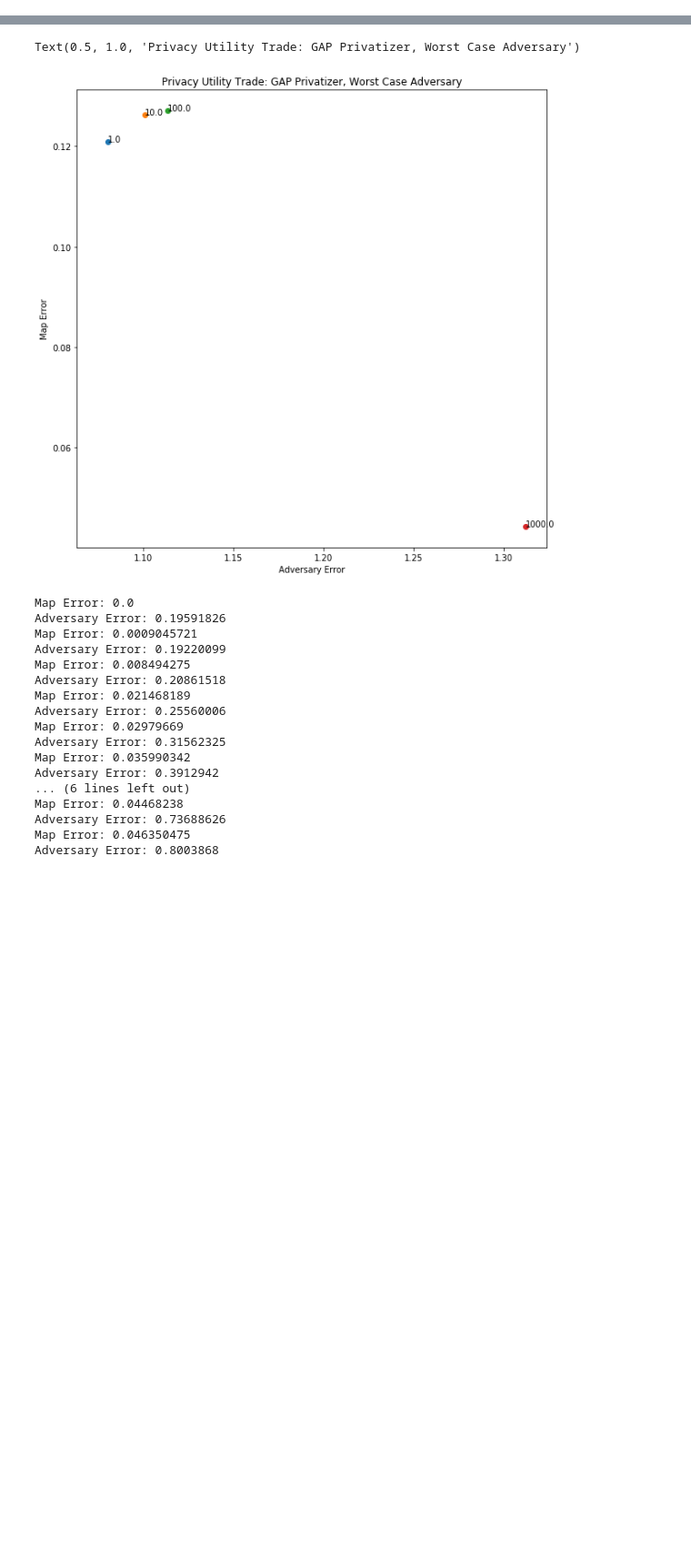
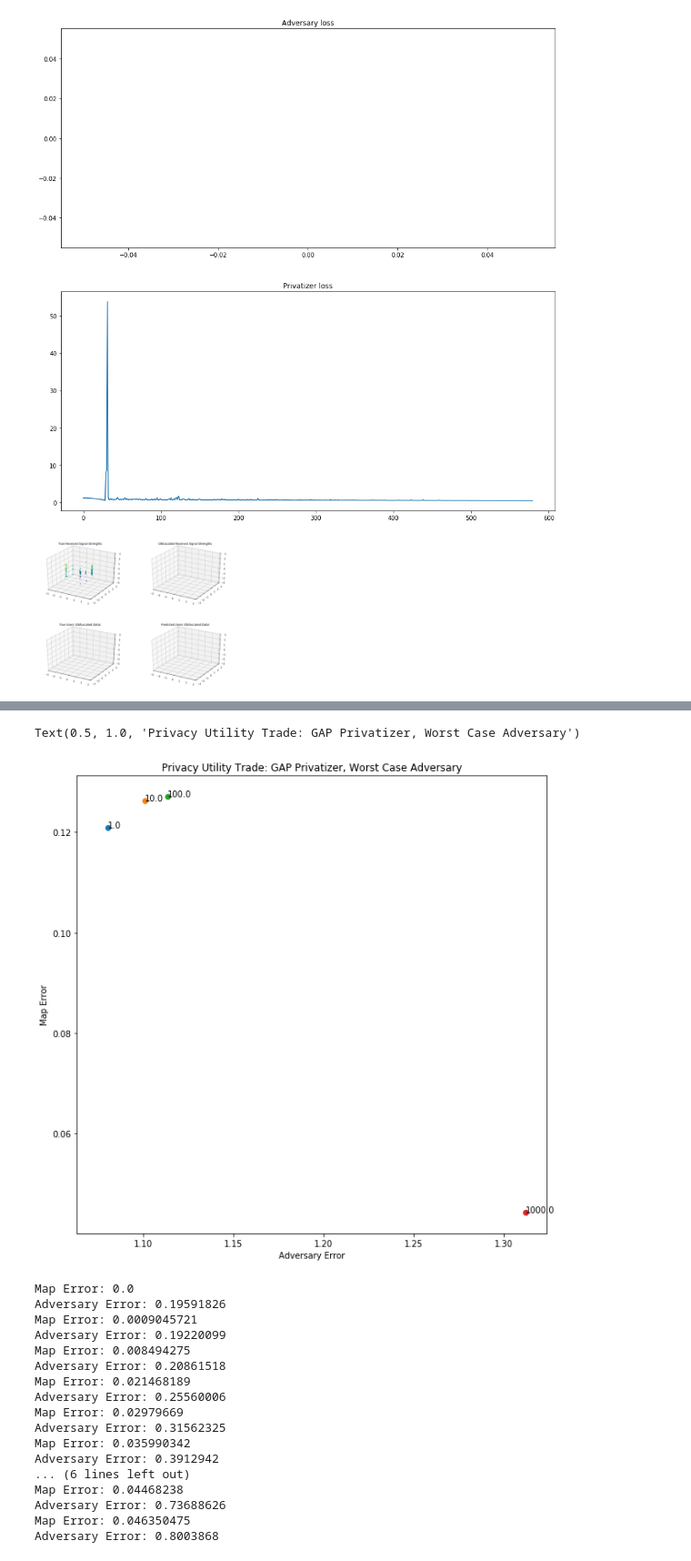
Before and after one commit to lillyclark/privacy-utility, a Jupyter notebook: PLOT automation.ipynb, the cells around one changed output, grey strips where cells are left out. Shown at 91% size. Cells and saved outputs as stored; diff of their text form; code cells hidden in the pictures; blank space fills up the shorter version.

```diff
--- a/PLOT automation.ipynb
+++ b/PLOT automation.ipynb
@@ -27,6 +27,13 @@ def sampleChania(Chania, n_points, seed_val=0):
     x = norm_x(x)
     return tf.constant(x, dtype=tf.float32), tf.constant(trueusers, dtype=tf.float32)
 
+def tf_cov(x):
+            mean_x = tf.reduce_mean(x, axis=0, keepdims=True)
+            mx = tf.matmul(tf.transpose(mean_x), mean_x)
+            vx = tf.matmul(tf.transpose(x), x)/tf.cast(tf.shape(x)[0], tf.float32)
+            cov_xx = vx - mx
+            return cov_xx
+
 Chania = np.genfromtxt('processedChania.csv', delimiter=',')
 
 Chania = Chania[np.where(Chania[:,2]<99)]
@@ -41,7 +48,7 @@ def train(trainstep, trainloss, max_iter, session, vis=False):
         delta1 = trainloss.eval(session=session)
         trainstep.run(session=session)
         delta2 = trainloss.eval(session=session)
-        plotlist.append(trainloss.eval(session=session))
+        plotlist.append(delta2)
 
 
     if vis:
@@ -102,7 +109,7 @@ def run_GAP_automation(show=False):
             sess = tf.Session()
             keras.backend.set_session(sess)
 
-            npoints = 500
+            npoints = 100
 
             x, trueusers = sampleChania(Chania, npoints, seed_val=0)
 
@@ -144,32 +151,44 @@ def run_GAP_automation(show=False):
             a_train = tf.train.GradientDescentOptimizer(0.01)
             a_vars = [a1.variables, a2.variables]
 
-            m1_loss = tf.placeholder(tf.float32)
-            adversary_loss = tf.placeholder(tf.float32)
-            privatizer_loss = tf.placeholder(tf.float32)
-            map_error = tf.placeholder(tf.float32)
-            penalty = tf.placeholder(tf.float32)
-            threshold = tf.placeholder(tf.float32)
             x1min, x1max = np.min(x[:,2].eval(session=sess)), np.max(x[:,2].eval(session=sess))
             x2min, x2max = np.min(x[:,3].eval(session=sess)), np.max(x[:,3].eval(session=sess))
             testpoints = np.mgrid[x1min:x1max:15j, x2min:x2max:15j].reshape(2,-1).T
             grid = tf.constant(testpoints, dtype=tf.float32)
-            sess.run(tf.global_variables_initializer())
 
             m1_loss = tf.reduce_mean(tf.keras.losses.mean_squared_logarithmic_error(m1_target, m1))
             m2_loss = tf.reduce_mean(tf.keras.losses.mean_squared_logarithmic_error(m2_target, m2))
             adversary_loss = tf.reduce_mean(tf.keras.backend.sparse_categorical_crossentropy(trueusers, users))
 
+            zero = tf.constant(0, dtype=tf.float32)
             penalty = tf.constant(PENALTY[P], dtype=tf.float32)
             threshold = tf.constant(0, dtype=tf.float32)
+
+            # UTILITY METRIC 1
             target_grid_rss = i4(i3(i2(i1(grid))))
             pred_grid_rss = o4(o3(o2(o1(grid))))
             map_error = tf.reduce_mean(tf.keras.losses.mean_squared_logarithmic_error(target_grid_rss, pred_grid_rss))
-            zero = tf.constant(0, dtype=tf.float32)
+
+            # UTILITY METRIC 2
+            cov_loss = tf.reduce_mean(tf.keras.losses.mean_squared_logarithmic_error(tf_cov(x[:,1:]), tf_cov(y[:,1:])))
+
+            # UTILITY METRIC 3
+            vandermonde_x = tf.transpose(tf.stack([tf.ones_like(x[:,2]), x[:,2], x[:,3],
+                                                   tf.square(x[:,2]), tf.square(x[:,3]),
+                                                   tf.multiply(x[:,2], x[:,3])]))
+            m1_coeffs = tf.matmul(tf.linalg.inv(tf.matmul(tf.transpose(vandermonde_x), vandermonde_x)),
+                                  tf.matmul(tf.transpose(vandermonde_x), tf.reshape(x[:,1], [100,1])))
+            vandermonde_y = tf.transpose(tf.stack([tf.ones_like(y[:,2]), y[:,2], y[:,3],
+                                                   tf.square(y[:,2]), tf.square(y[:,3]),
+                                                   tf.multiply(y[:,2], y[:,3])]))
+            m2_coeffs = tf.matmul(tf.linalg.inv(tf.matmul(tf.transpose(vandermonde_y), vandermonde_y)),
+                                  tf.matmul(tf.transpose(vandermonde_y), tf.reshape(y[:,1], [100,1])))
+            approx_loss = tf.reduce_mean(tf.square(m2_coeffs - m1_coeffs))
 
             # PRIVATIZER LOSS
-            # privatizer_loss = penalty*(map_error-threshold)-adversary_loss
-            privatizer_loss = map_error-zero*adversary_loss
+            privatizer_loss = (approx_loss-threshold)-penalty*adversary_loss
+
+            sess.run(tf.global_variables_initializer())
 
             delta1 = 1
             delta2 = 0
@@ -177,26 +196,30 @@ def run_GAP_automation(show=False):
             macro_map_error = []
             macro_ad_loss = []
             macro_p_loss = []
-            max_iter = 10000
+            max_iter = 1000
 
+            # print(tf_cov(x[:,1:]).eval(session=sess))
+            print(m1_coeffs.eval(session=sess))
             m1_train_min = m1_train.minimize(m1_loss, var_list = m1_vars)
             m1plot = train(m1_train_min, m1_loss, 10000, sess, True)
 
-            # while abs(delta1 - delta2) >= 0.0001 and count_iter < max_iter:
-            while count_iter < max_iter:
+            while abs(delta1 - delta2) >= 0.0001 and count_iter < max_iter:
 
                 delta1 = privatizer_loss.eval(session=sess)
-                m2_train_min = m2_train.minimize(m2_loss, var_list = m2_vars)
-                m2plot = train(m2_train_min, m2_loss, 10000, sess, True)
                 a_train_min = a_train.minimize(adversary_loss, var_list = a_vars)
-                aplot = train(a_train_min, adversary_loss, 10000, sess, True)
-                macro_ad_loss.append(aplot[-1])
+#                 aplot = train(a_train_min, adversary_loss, 10000, sess, True)
+#                 macro_ad_loss.append(aplot[-1])
                 p_train_min = p_train.minimize(privatizer_loss, var_list = p_vars)
                 pplot = train(p_train_min, privatizer_loss, 1, sess)
                 macro_p_loss.extend(pplot)
-                macro_map_error.append(map_error.eval(session=sess))
                 delta2 = privatizer_loss.eval(session=sess)
+                print(delta2)
                 count_iter += 1
+
+            # print(tf_cov(y[:,1:]).eval(session=sess))
+            print(m2_coeffs.eval(session=sess))
+            m2_train_min = m2_train.minimize(m2_loss, var_list = m2_vars)
+            m2plot = train(m2_train_min, m2_loss, 1000, sess, False)
 
             index = int(I*P+i)
 
@@ -216,14 +239,14 @@ def run_GAP_automation(show=False):
             tf.keras.backend.clear_session()
 
             if show:
-                fig, ax = plt.subplots(3,1, figsize=(15,15))
+                fig, ax = plt.subplots(2,1, figsize=(15,15))
                 fig.subplots_adjust(hspace=0.2)
                 ax[0].plot(macro_ad_loss)
                 ax[0].set_title("Adversary loss")
                 ax[1].plot(macro_p_loss)
                 ax[1].set_title("Privatizer loss")
-                ax[2].plot(macro_map_error)
-                ax[2].set_title("Map Error")
+#                 ax[2].plot(macro_map_error)
+#                 ax[2].set_title("Map Error")
                 vis()
 
             elif False:
@@ -236,3 +259,4 @@ def run_GAP_automation(show=False):
     return all_data
 
 gap_data = run_GAP_automation(show=True)
+# %% [output]
@@ -238,0 +280,3 @@ gap_data = run_GAP_automation(show=True)
+[figure, added]
+[figure, added]
+[figure, added]
```
Also changed, not shown: parts of 3 cells of this notebook.
